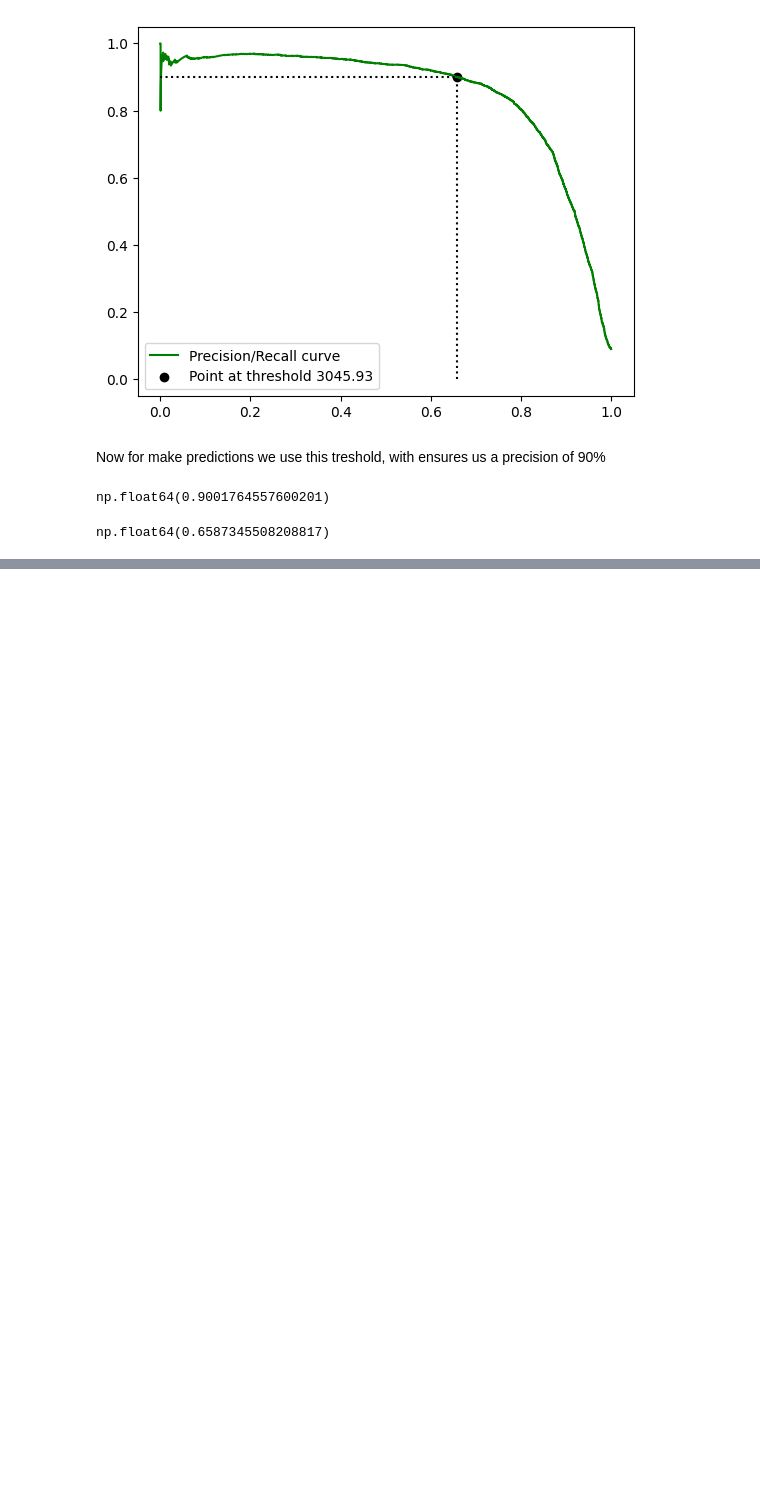
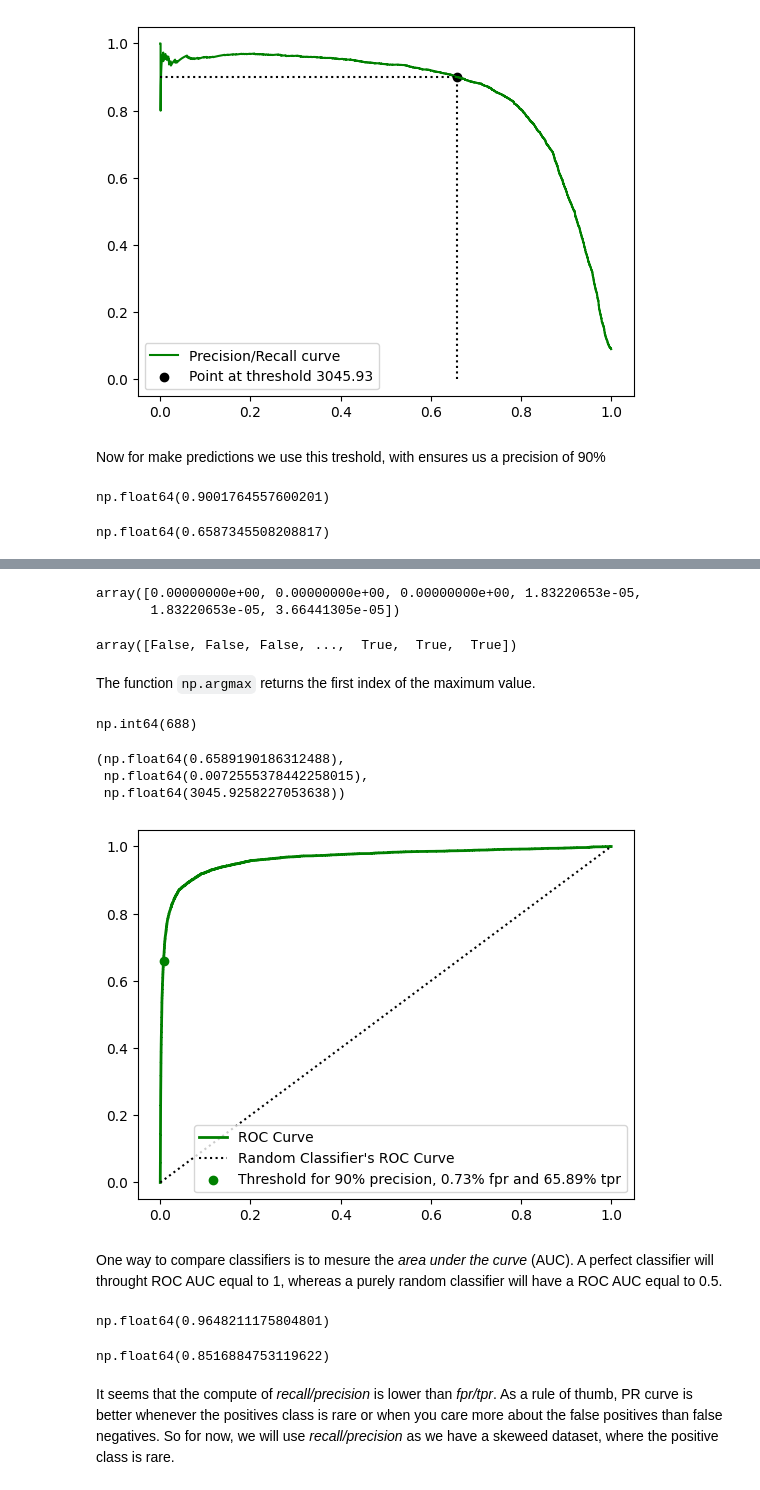
Before and after one commit to wilberquito/ML, a Jupyter notebook: classification/mnist-is5/mnist-is5.ipynb, the cells around one changed output, grey strips where cells are left out. Drawn from its saved outputs; the diff is of its cells as text; code cells hidden in the pictures; blank space fills up the shorter version.

Commit message:
roc auc vs roc of precision/recall

```diff
--- a/classification/mnist-is5/mnist-is5.ipynb
+++ b/classification/mnist-is5/mnist-is5.ipynb
@@ -283,0 +300,3 @@ np.int64(56032)
+# %%
+threshold_90_precision = thresholds[idx_for_90_precision]
+threshold_90_precision
@@ -350,0 +376,5 @@ np.float64(0.6587345508208817)
+# %%
+from sklearn.metrics import roc_curve
+
+fpr, tpr, thresholds = roc_curve(y_train_5, y_scores)
+fpr.shape, tpr.shape, thresholds.shape
@@ -350,0 +395,58 @@ np.float64(0.6587345508208817)
+# %%
+fpr[:6]
+# %% [output]
+array([0.00000000e+00, 0.00000000e+00, 0.00000000e+00, 1.83220653e-05,
+       1.83220653e-05, 3.66441305e-05])
+# %%
+thresholds <= threshold_90_precision
+# %% [output]
+array([False, False, False, ...,  True,  True,  True])
+# %% [markdown]
+The function `np.argmax` returns the first index of the maximum value.
+# %%
+idx_for_threshold_at_90 = (thresholds <= threshold_90_precision).argmax()
+idx_for_threshold_at_90
+# %% [output]
+np.int64(688)
+# %%
+tpr_90, fpr_90, threshold_precision_90 = (
+    tpr[idx_for_threshold_at_90],
+    fpr[idx_for_threshold_at_90],
+    thresholds[idx_for_threshold_at_90],
+)
+tpr_90, fpr_90, threshold_precision_90
+# %% [output]
+(np.float64(0.6589190186312488),
+ np.float64(0.0072555378442258015),
+ np.float64(3045.9258227053638))
+# %%
+import matplotlib.pyplot as plt
+
+plt.plot(fpr, tpr, "g-", linewidth=2, label="ROC Curve")
+plt.plot([0, 1], [0, 1], "k:", label="Random Classifier's ROC Curve")
+plt.scatter(
+    fpr_90,
+    tpr_90,
+    c="g",
+    label=f"Threshold for 90% precision, {round(fpr_90*100, 2)}% fpr and {round(tpr_90*100, 2)}% tpr",
+)
+plt.legend()
+plt.show()
+# %% [output]
+[figure, added]
+# %% [markdown]
+One way to compare classifiers is to mesure the *area under the curve* (AUC). A perfect classifier will throught ROC AUC equal to 1, whereas a purely random classifier will have a ROC AUC equal to 0.5.
+# %%
+from sklearn.metrics import roc_auc_score
+
+roc_auc_score(y_train_5, y_scores)
+# %% [output]
+np.float64(0.9648211175804801)
+# %%
+from sklearn.metrics import auc
+
+auc(recalls, precisions)
+# %% [output]
+np.float64(0.8516884753119622)
+# %% [markdown]
+It seems that the compute of *recall/precision* is lower than *fpr/tpr*. As a rule of thumb, PR curve is better whenever the positives class is rare or when you care more about the false positives than false negatives. So for now, we will use *recall/precision* as we have a skeweed dataset, where the positive class is rare.
```
Also changed, not shown: parts of 15 cells of this notebook.
